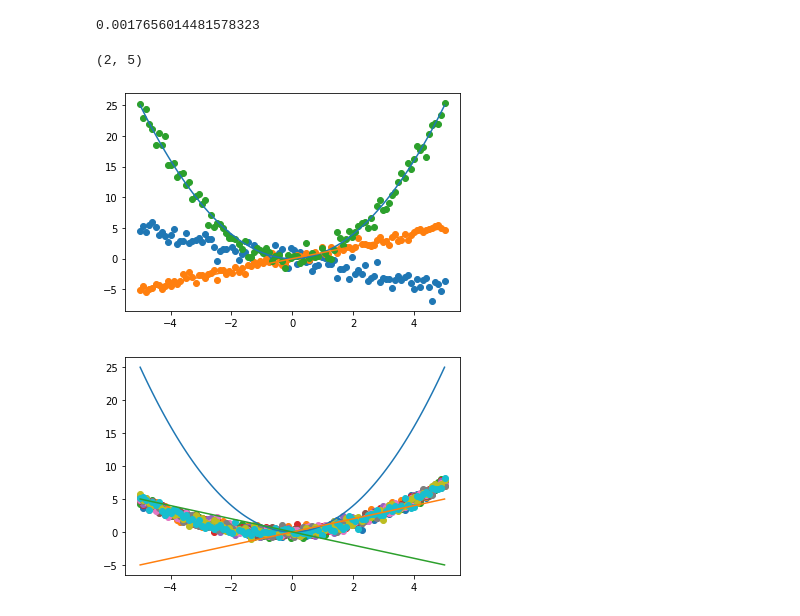
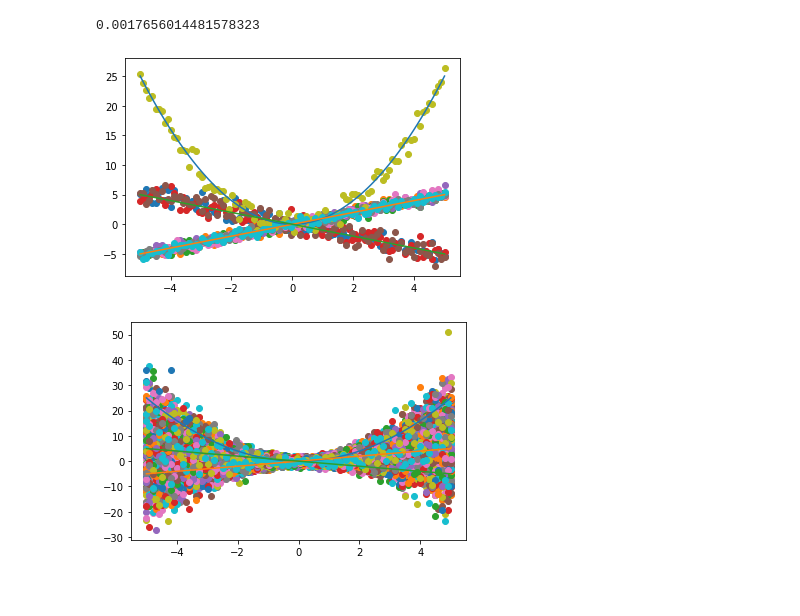
Before and after one commit to wesselb/neuralprocesses, a Jupyter notebook: notebooks/prediction_map.ipynb, the cells around one changed output. Cells and saved outputs as stored; diff of their text form; code cells hidden in the pictures.

Commit message:
fixed std calculation in moment matched prediction map

```diff
--- a/notebooks/prediction_map.ipynb
+++ b/notebooks/prediction_map.ipynb
@@ -5,7 +7,10 @@ import matplotlib.pyplot as plt
 # %%
+# Define the mixture model
+
 class Mixture:
     # takes in an np array of parameters
     def __init__(self, fns, stds, weights):
+        assert(np.sum(weights)==1.)
         self.num_components = len(fns)
         self.stds = stds
         self.weights = weights
@@ -48,6 +53,8 @@ class Mixture:
         prod = self.prod(X, Y)
         self.weights = prod/pdf
 # %%
+# Define the moment matched prediction map for a mixture model
+
 class MomentPredictionMap:
     # takes in an np array of parameters
     def __init__(self, mixture):
@@ -66,17 +73,23 @@ class MomentPredictionMap:
 
     @staticmethod
     def get_std(mixture):
-        var = 0.
-        for w, std in zip(mixture.weights, mixture.stds):
-            var += w**2 * std**2
-        return np.sqrt(var)
+        def std(x):
+            weighted_var = 0.
+            weighted_mean = 0.
+            weighted_mean_sqr = 0.
+            for w, std, f in zip(mixture.weights, mixture.stds, mixture.fns):
+                weighted_var += w * std**2
+                weighted_mean += w * f(x)
+                weighted_mean_sqr += w * f(x)**2
+            return np.sqrt(weighted_var + weighted_mean_sqr - weighted_mean**2)
+        return std
 
 
     def pdf(self, X, Y):
         p = []
 
         for x, y in zip(X, Y):
-            p.append(ss.norm.pdf(y, loc=self.mean(x), scale=self.std))
+            p.append(ss.norm.pdf(y, loc=self.mean(x), scale=self.std(x)))
 
         p = np.squeeze(np.array(p))
         prod = np.prod(p, axis=0)
@@ -86,7 +99,7 @@ class MomentPredictionMap:
     def sample(self, X, n):
         y = []
         for i in range(n):
-            y_ = [ss.norm.rvs(self.mean(x), self.std) for x in X]
+            y_ = [ss.norm.rvs(self.mean(x), self.std(x)) for x in X]
             y.append(y_)
         return np.array(y).transpose()
 # %%
@@ -105,16 +121,16 @@ m = Mixture(fns, stds, weights)
 # %%
+# Computing the density of the mixture model at a collection of points
+
 X = np.array([1., 2.])
 Y = np.array([0.1, 0.3])
+
+m.pdf(X,Y)
+# %% [output]
+0.0017656014481578323
-# %%
-m.pdf(X,Y)
-# %% [output]
-0.0017656014481578323
-# %%
-m.sample(X, 5).shape
-# %% [output]
-(2, 5)
 # %%
-n_samples = 3
+# Sampling from the mixture model
+
+n_samples = 10
 X = np.linspace(-5,5,100)
 Y = np.array(m.sample(X, n_samples))
 
@@ -125,4 +141,4 @@ plt.plot(X, f3(X))
 for i in range(n_samples):
     plt.scatter(X, Y[:, i])
 # %% [output]
-[figure, old version]
+[figure, new version]
@@ -131,11 +145,15 @@ mom_pred = MomentPredictionMap(m)
 # %%
-n_samples = 10
+# Let's sample from the moment matched prediction map for this mixture model
+
+mom_pred = MomentPredictionMap(m)
+
+n_samples = 100
 Y_ = mom_pred.sample(X, n_samples)
 plt.plot(X, f1(X))
 plt.plot(X, f2(X))
 plt.plot(X, f3(X))
 
 for i in range(n_samples):
     plt.scatter(X, Y_[:, i])
 # %% [output]
-[figure, old version]
+[figure, new version]
```
Also changed, not shown: parts of 9 cells of this notebook.
